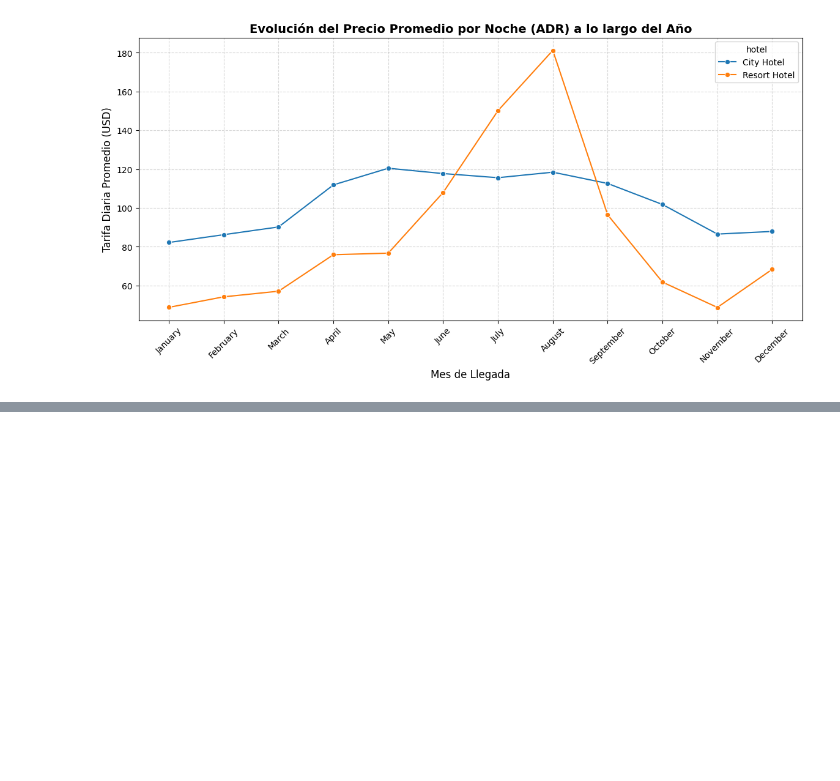
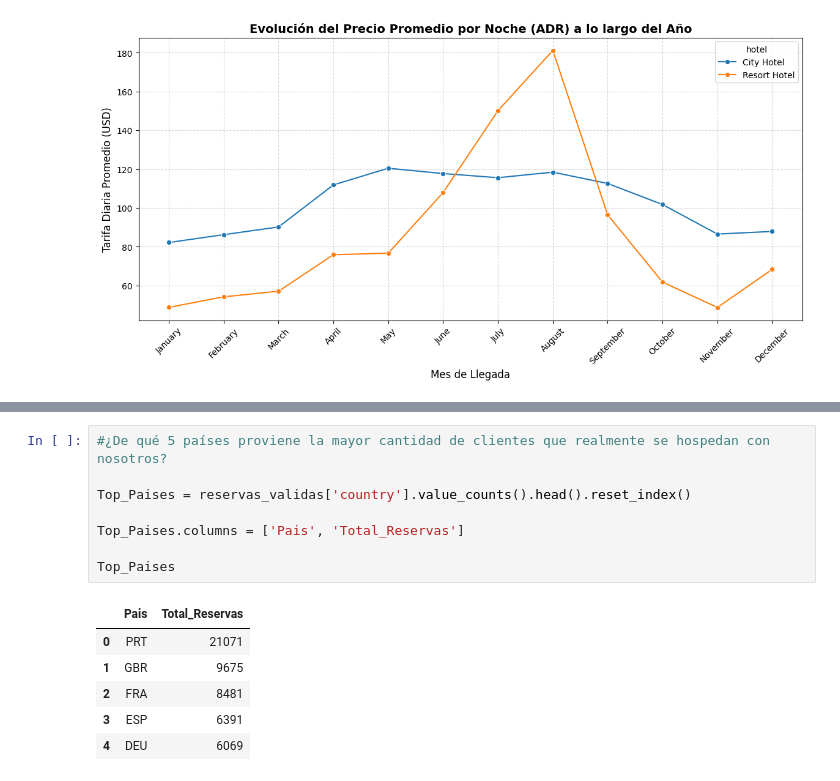
Before and after one commit to luisferdm6/02_analisis_hotelero_pandas, a Jupyter notebook: 01_limpieza_y_agrupaciones_hotel.ipynb, the cells around one changed output, grey strips where cells are left out. Cells and saved outputs as stored; diff of their text form; blank space fills up the shorter version.

```diff
--- a/01_limpieza_y_agrupaciones_hotel.ipynb
+++ b/01_limpieza_y_agrupaciones_hotel.ipynb
@@ -574,0 +597,15 @@ plt.show()
+# %%
+#¿De qué 5 países proviene la mayor cantidad de clientes que realmente se hospedan con nosotros?
+
+Top_Paises = reservas_validas['country'].value_counts().head().reset_index()
+
+Top_Paises.columns = ['Pais', 'Total_Reservas']
+
+Top_Paises
+# %% [output]
+|  | Pais | Total_Reservas |
+| 0 | PRT | 21071 |
+| 1 | GBR | 9675 |
+| 2 | FRA | 8481 |
+| 3 | ESP | 6391 |
+| 4 | DEU | 6069 |
```
Also changed, not shown: parts of 2 cells of this notebook.
